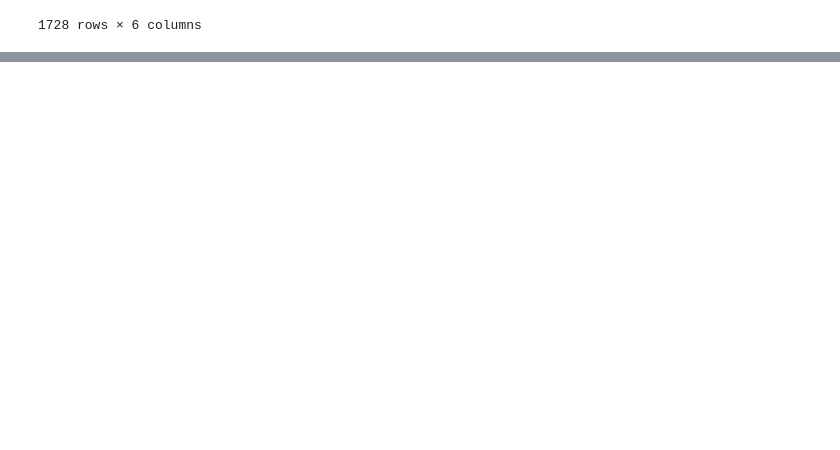
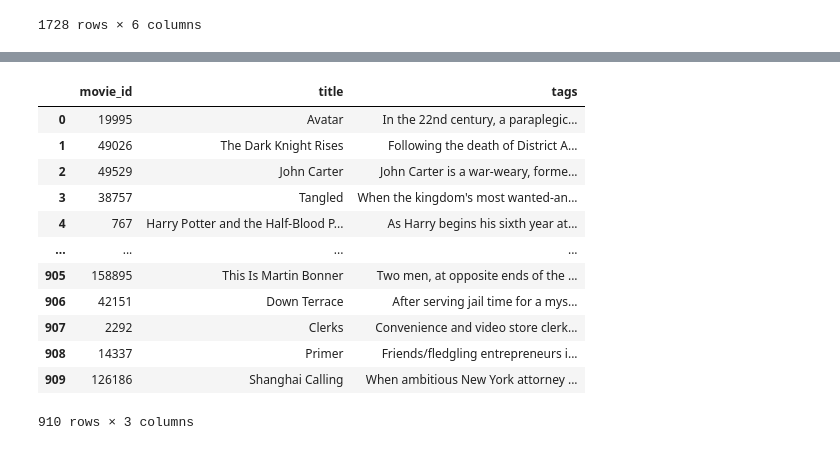
Before and after one commit to ece1786-2022/AladdinRecommender, a Jupyter notebook: transformer/transformer_with_sentiment_OnlineContrastiveLoss_single_sentiment_review.ipynb, the cells around one changed output, grey strips where cells are left out. Drawn from its saved outputs; the diff is of its cells as text; code cells hidden in the pictures; blank space fills up the shorter version.

```diff
--- a/transformer/transformer_with_sentiment_OnlineContrastiveLoss_single_sentiment_review.ipynb
+++ b/transformer/transformer_with_sentiment_OnlineContrastiveLoss_single_sentiment_review.ipynb
@@ -429 +382,17 @@ Free State of Jones
 Side Effects
+# %%
+retrieve_df
+# %% [output]
+|  | movie_id | title | tags |
+| 0 | 19995 | Avatar | In the 22nd century, a paraplegic... |
+| 1 | 49026 | The Dark Knight Rises | Following the death of District A... |
+| 2 | 49529 | John Carter | John Carter is a war-weary, forme... |
+| 3 | 38757 | Tangled | When the kingdom's most wanted-an... |
+| 4 | 767 | Harry Potter and the Half-Blood P... | As Harry begins his sixth year at... |
+| ... | ... | ... | ... |
+| 905 | 158895 | This Is Martin Bonner | Two men, at opposite ends of the ... |
+| 906 | 42151 | Down Terrace | After serving jail time for a mys... |
+| 907 | 2292 | Clerks | Convenience and video store clerk... |
+| 908 | 14337 | Primer | Friends/fledgling entrepreneurs i... |
+| 909 | 126186 | Shanghai Calling | When ambitious New York attorney ... |
+910 rows × 3 columns
```
Also changed, not shown: parts of 13 cells of this notebook, 8 other files.
